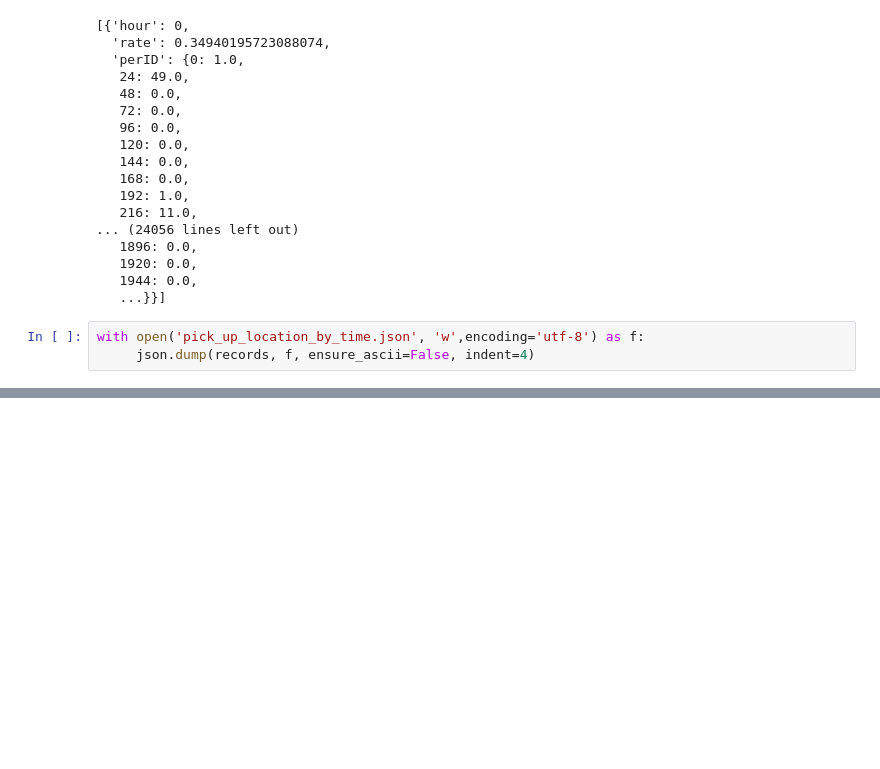
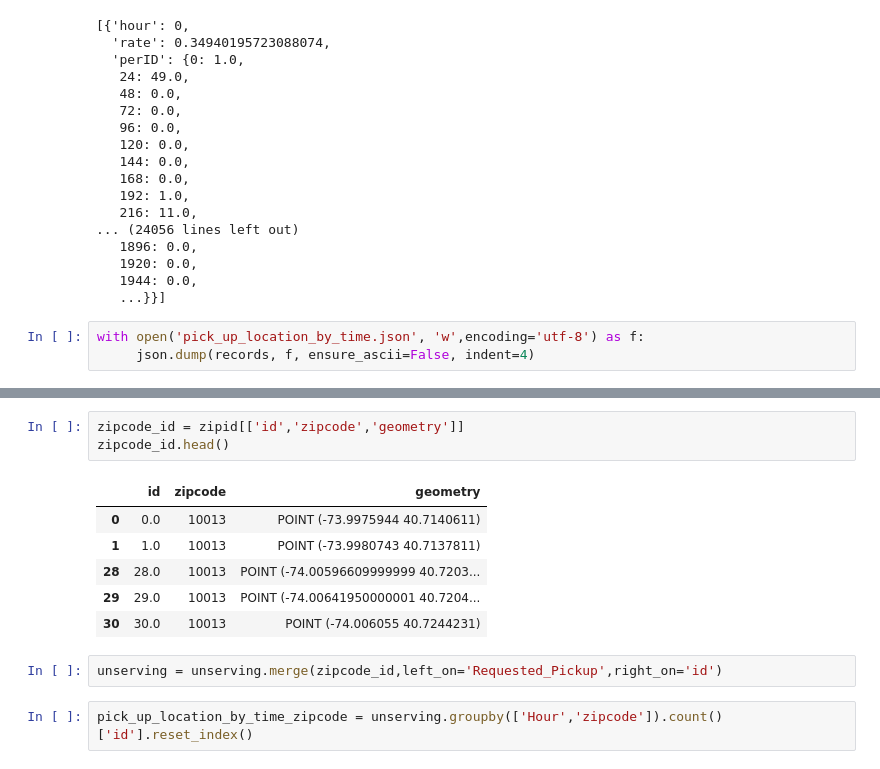
Before and after one commit to louisalulu/Data_Visualization_Final_Challenge, a Jupyter notebook: pick_up_location_by_time.ipynb, the cells around one changed output, grey strips where cells are left out. Drawn from its saved outputs; the diff is of its cells as text; blank space fills up the shorter version.

```diff
--- a/pick_up_location_by_time.ipynb
+++ b/pick_up_location_by_time.ipynb
@@ -132,0 +151,14 @@ with open('pick_up_location_by_time.json', 'w',encoding='utf-8') as f:
+# %%
+zipcode_id = zipid[['id','zipcode','geometry']]
+zipcode_id.head()
+# %% [output]
+|  | id | zipcode | geometry |
+| 0 | 0.0 | 10013 | POINT (-73.9975944 40.7140611) |
+| 1 | 1.0 | 10013 | POINT (-73.9980743 40.7137811) |
+| 28 | 28.0 | 10013 | POINT (-74.00596609999999 40.7203... |
+| 29 | 29.0 | 10013 | POINT (-74.00641950000001 40.7204... |
+| 30 | 30.0 | 10013 | POINT (-74.006055 40.7244231) |
+# %%
+unserving = unserving.merge(zipcode_id,left_on='Requested_Pickup',right_on='id')
+# %%
+pick_up_location_by_time_zipcode = unserving.groupby(['Hour','zipcode']).count()['id'].reset_index()
```
Also changed, not shown: parts of 13 cells of this notebook, 2 other files.
